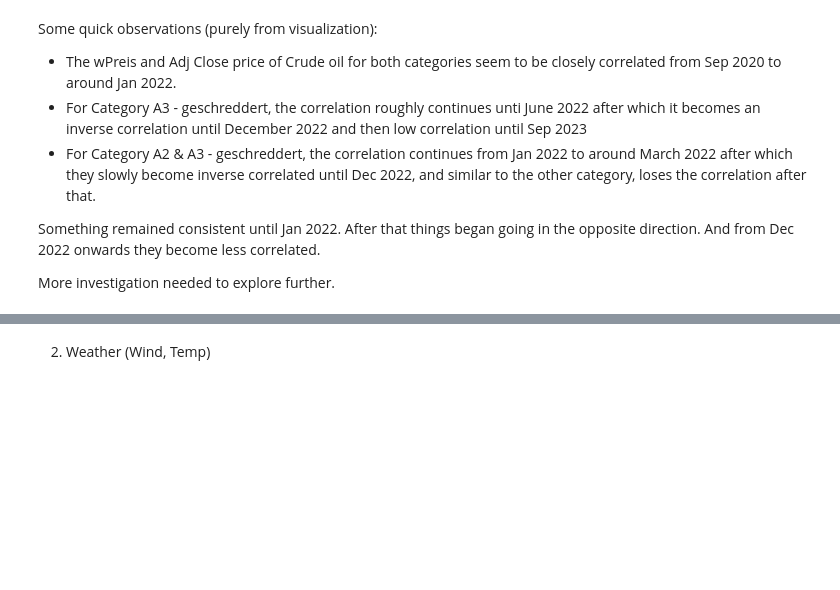
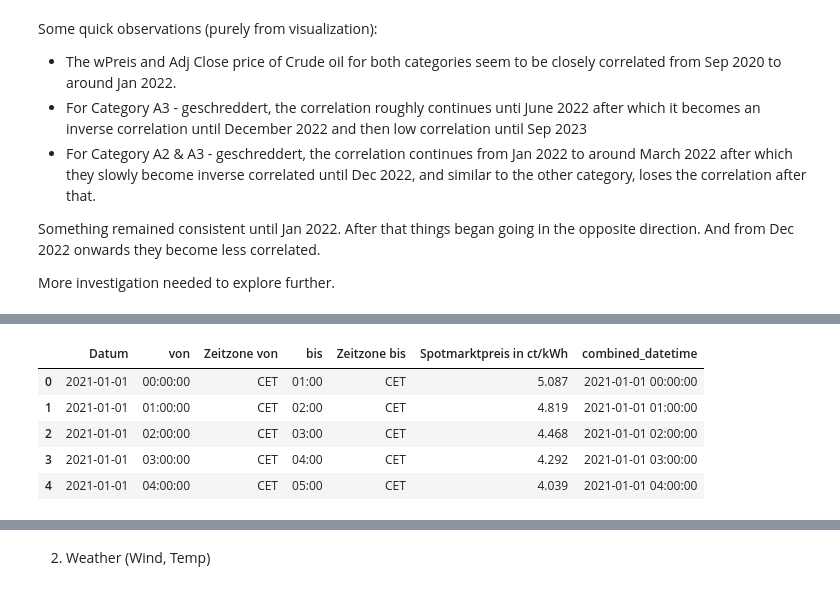
Before and after one commit to surajkarak/KIPA_DigiTrans, a Jupyter notebook: KIPA Project_DigiTrans.ipynb, the cells around one changed output, grey strips where cells are left out. Cells and saved outputs as stored; diff of their text form; code cells hidden in the pictures; blank space fills up the shorter version.

```diff
--- a/KIPA Project_DigiTrans.ipynb
+++ b/KIPA Project_DigiTrans.ipynb
@@ -247,0 +281,2 @@ More investigation needed to explore further.
+# %%
+elec["Datum"] = pd.to_datetime(elec["Datum"])
@@ -247,0 +343,10 @@ More investigation needed to explore further.
+# %%
+elec['combined_datetime'] = elec['Datum'] + pd.to_timedelta(elec['von'].astype(str))
+elec.head()
+# %% [output]
+|  | Datum | von | Zeitzone von | bis | Zeitzone bis | Spotmarktpreis in ct/kWh | combined_datetime |
+| 0 | 2021-01-01 | 00:00:00 | CET | 01:00 | CET | 5.087 | 2021-01-01 00:00:00 |
+| 1 | 2021-01-01 | 01:00:00 | CET | 02:00 | CET | 4.819 | 2021-01-01 01:00:00 |
+| 2 | 2021-01-01 | 02:00:00 | CET | 03:00 | CET | 4.468 | 2021-01-01 02:00:00 |
+| 3 | 2021-01-01 | 03:00:00 | CET | 04:00 | CET | 4.292 | 2021-01-01 03:00:00 |
+| 4 | 2021-01-01 | 04:00:00 | CET | 05:00 | CET | 4.039 | 2021-01-01 04:00:00 |
```
Also changed, not shown: parts of 17 cells of this notebook, 13 other files.
